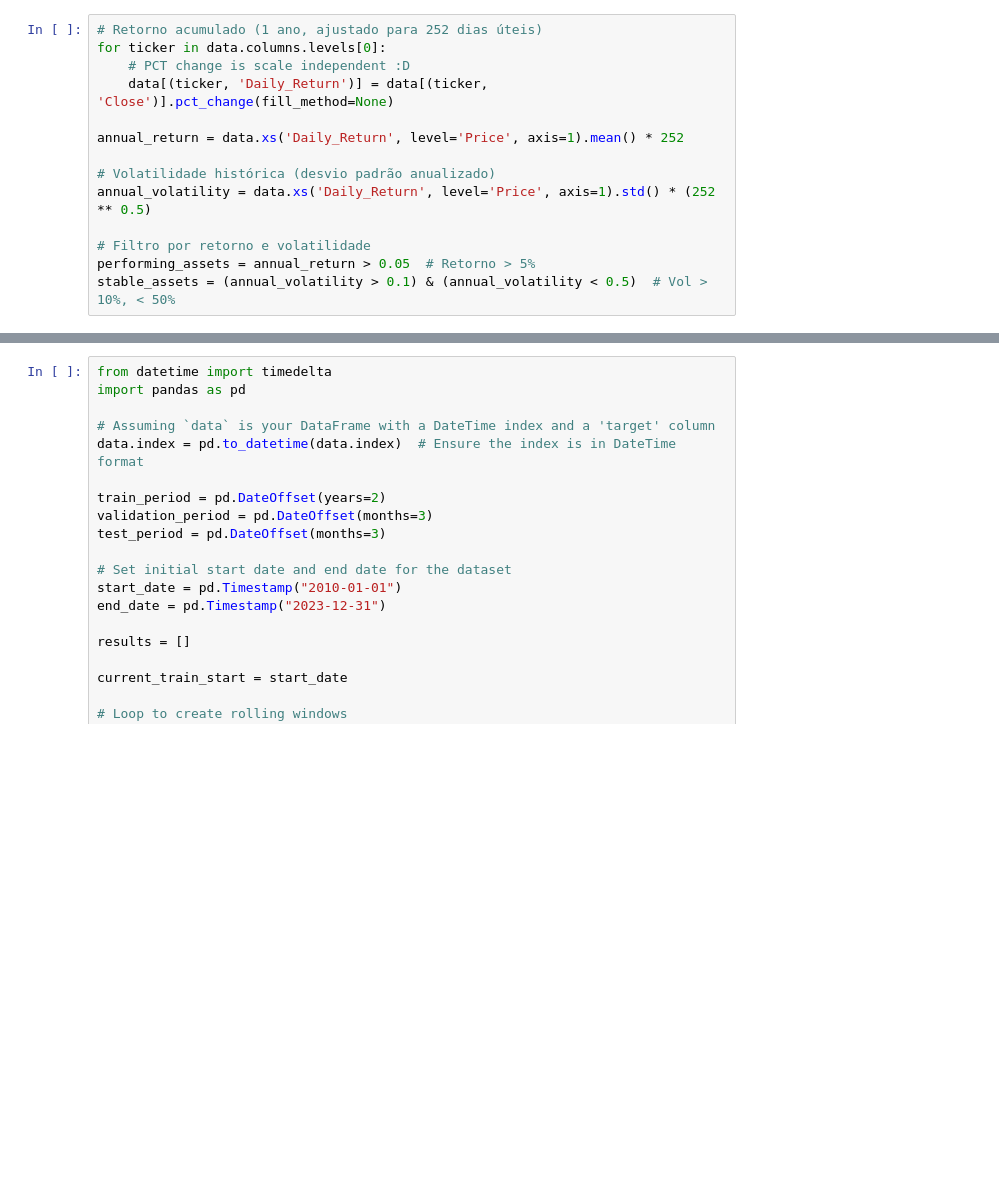
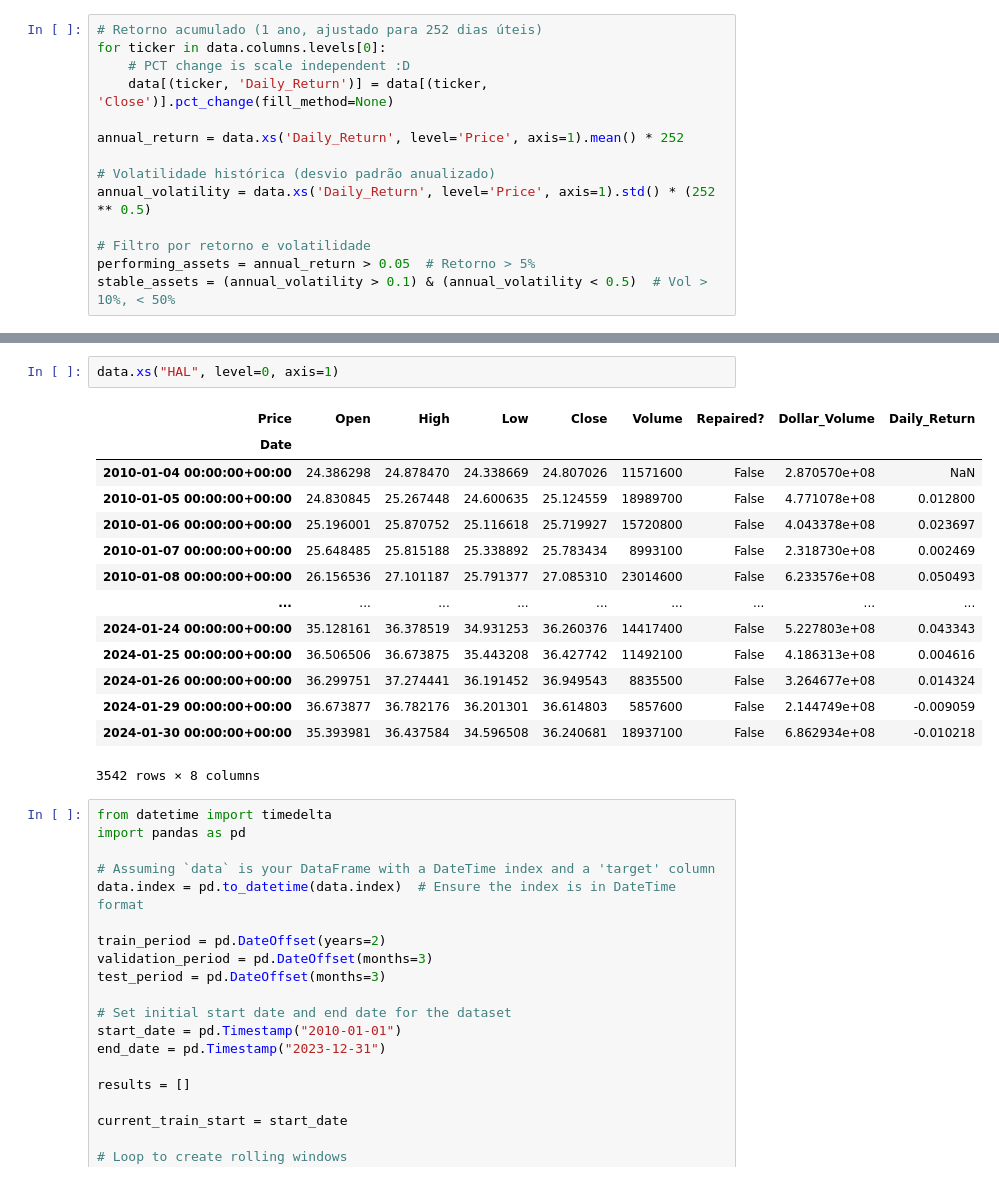
Before and after one commit to PsuperX/stocks-prediction-labia, a Jupyter notebook: notebooks/00-testing.ipynb, the cells around one changed output, grey strips where cells are left out. Saved outputs shown, nothing was run; the diff lists cells and outputs as text; blank space fills up the shorter version.

```diff
--- a/notebooks/00-testing.ipynb
+++ b/notebooks/00-testing.ipynb
@@ -150,3 +198,20 @@ data_filtered
+# %%
+data.xs("HAL", level=0, axis=1)
+# %% [output]
+| Price | Open | High | Low | Close | Volume | Repaired? | Dollar_Volume | Daily_Return |
+| Date |  |  |  |  |  |  |  |  |
+| 2010-01-04 00:00:00+00:00 | 24.386298 | 24.878470 | 24.338669 | 24.807026 | 11571600 | False | 2.870570e+08 | NaN |
+| 2010-01-05 00:00:00+00:00 | 24.830845 | 25.267448 | 24.600635 | 25.124559 | 18989700 | False | 4.771078e+08 | 0.012800 |
+| 2010-01-06 00:00:00+00:00 | 25.196001 | 25.870752 | 25.116618 | 25.719927 | 15720800 | False | 4.043378e+08 | 0.023697 |
+| 2010-01-07 00:00:00+00:00 | 25.648485 | 25.815188 | 25.338892 | 25.783434 | 8993100 | False | 2.318730e+08 | 0.002469 |
+| 2010-01-08 00:00:00+00:00 | 26.156536 | 27.101187 | 25.791377 | 27.085310 | 23014600 | False | 6.233576e+08 | 0.050493 |
+| ... | ... | ... | ... | ... | ... | ... | ... | ... |
+| 2024-01-24 00:00:00+00:00 | 35.128161 | 36.378519 | 34.931253 | 36.260376 | 14417400 | False | 5.227803e+08 | 0.043343 |
+| 2024-01-25 00:00:00+00:00 | 36.506506 | 36.673875 | 35.443208 | 36.427742 | 11492100 | False | 4.186313e+08 | 0.004616 |
+| 2024-01-26 00:00:00+00:00 | 36.299751 | 37.274441 | 36.191452 | 36.949543 | 8835500 | False | 3.264677e+08 | 0.014324 |
+| 2024-01-29 00:00:00+00:00 | 36.673877 | 36.782176 | 36.201301 | 36.614803 | 5857600 | False | 2.144749e+08 | -0.009059 |
+| 2024-01-30 00:00:00+00:00 | 35.393981 | 36.437584 | 34.596508 | 36.240681 | 18937100 | False | 6.862934e+08 | -0.010218 |
+3542 rows × 8 columns
 # %%
 from datetime import timedelta
 import pandas as pd
```
Also changed, not shown: parts of 12 cells of this notebook, 9 other files.
